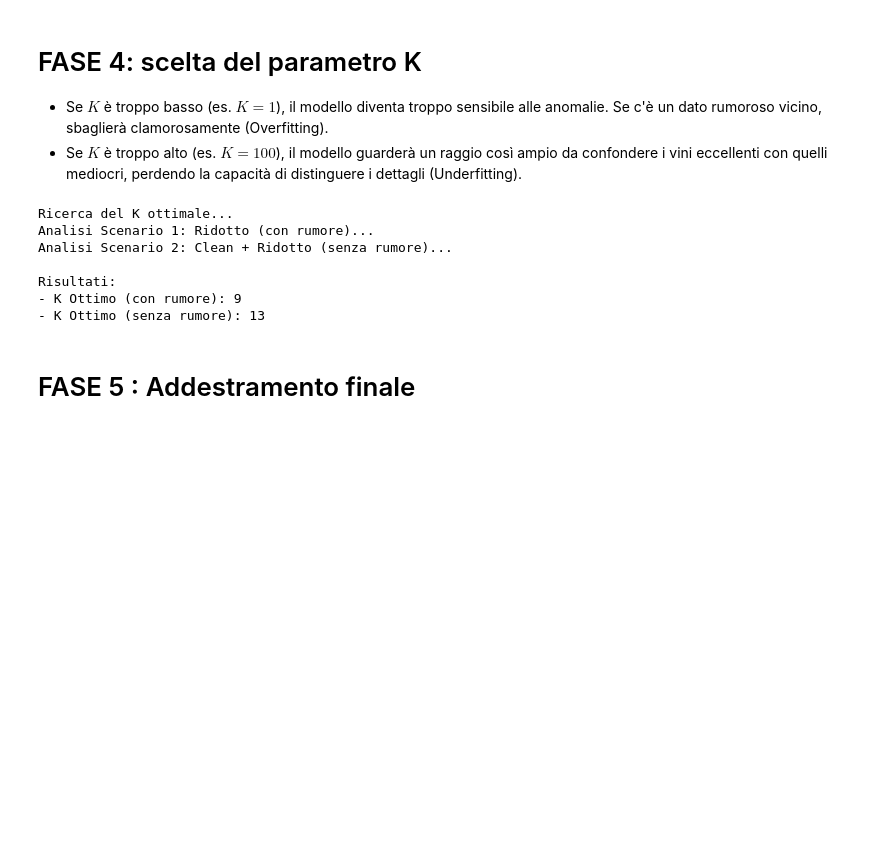
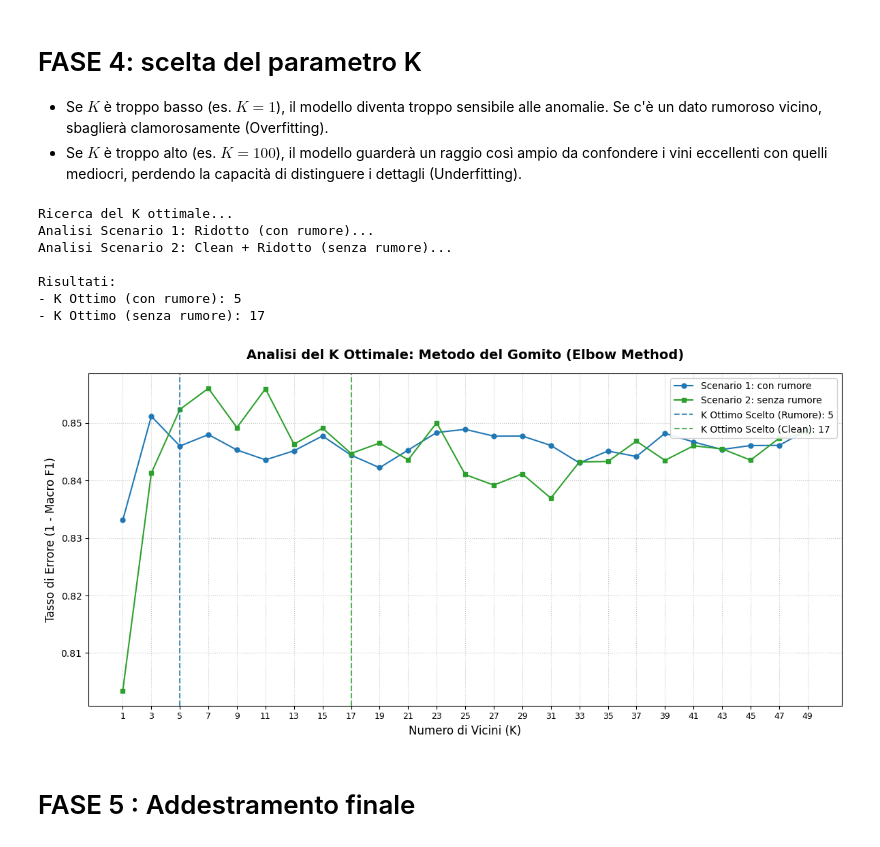
Before and after one commit to beagnai14/BIxBD---Classificazione-supervisionata-multiclasse, a Jupyter notebook: algorithm/K-NN algorithm.ipynb, the cells around one changed output. Cells and saved outputs as stored; diff of their text form; code cells hidden in the pictures; blank space fills up the shorter version.

```diff
--- a/algorithm/K-NN algorithm.ipynb
+++ b/algorithm/K-NN algorithm.ipynb
@@ -3,8 +3,9 @@
 L'algoritmo k-nearest neighbors (KNN) è un classificatore di apprendimento supervisionato non parametrico, che utilizza la prossimità per effettuare classificazioni o previsioni sul raggruppamento di un singolo punto dati.
 Solitamente viene usato come algoritmo di classificazione, partendo dal presupposto che punti simili possano essere trovati vicini l'uno all'altro.
 # %%
+import numpy as np
 # settare il seme
-RANDOM_STATE = 353244
+RANDOM_STATE = 3
 np.random.seed(RANDOM_STATE)
 # %%
 import pandas as pd
@@ -343,11 +348,15 @@ X_train_reduced
 from sklearn.pipeline import Pipeline
 from sklearn.feature_selection import SelectKBest
 from sklearn.feature_selection import mutual_info_classif
+from functools import partial
+
+mi = partial(mutual_info_classif, random_state=RANDOM_STATE)
+
 
 preprocessing_steps = [
         ('imputer', SimpleImputer(strategy='median')),      # riempiamo i valori NaN
         ('scaler', StandardScaler()),                        # standardizzazione
-        ('feature_selection', SelectKBest(score_func=mutual_info_classif, k=7))
+        ('feature_selection', SelectKBest(score_func=mi, k=7))  # k temporaneo
     ]
 
 pipeline = Pipeline(steps=
@@ -414,7 +423,7 @@ Preprocessing completato con successo per entrambi gli scenari!
 - Se $K$ è troppo alto (es. $K=100$), il modello guarderà un raggio così ampio da confondere i vini eccellenti con quelli mediocri, perdendo la capacità di distinguere i dettagli (Underfitting).
 # %%
 import numpy as np
-from sklearn.model_selection import cross_val_score
+from sklearn.model_selection import cross_val_score, StratifiedKFold
 
 
 # DEFINIZIONE DEI VALORI DI K
@@ -422,54 +431,97 @@ k_values = range(1, 50, 2)
 epsilon = 0.002
 
 print("Ricerca del K ottimale...")
-def find_optimal_k(X, y, pipeline, k_values, epsilon):
+def find_optimal_k(X, y, pipeline, k_values, epsilon, random_state=RANDOM_STATE):
     """
     Esegue la ricerca del K ottimale tramite Cross-Validation e metodo Elbow.
     Restituisce il K ottimo e la lista dei tassi di errore.
     """
     error_rates = []
 
+    cv_strategy = StratifiedKFold(n_splits=3, shuffle=True, random_state=random_state)
+
     for k in k_values:
         # Aggiorna K nella pipeline
         pipeline.set_params(knn__n_neighbors=k)
 
-        # Cross-Validation a 5 fold con Macro F1
-        scores = cross_val_score(pipeline, X, y, cv=3, scoring='f1_macro')
+        # Cross-Validation a 3 fold con Macro F1
+        scores = cross_val_score(pipeline, X, y, cv=cv_strategy, scoring='f1_macro')
 
         # Calcolo tasso di errore (1 - media F1)
         error_rates.append(1 - scores.mean())
 
     # Calcolo del "gomito" (Elbow)
     error_rates = np.array(error_rates)
     diffs = np.abs(np.diff(error_rates))
 
     k_ottimo = list(k_values)[-1]  # Fallback all'ultimo valore
     for i in range(1, len(diffs)):
         if diffs[i] < epsilon:
             k_ottimo = list(k_values)[i]
             break
 
     return k_ottimo, error_rates
 
 # --- ESECUZIONE SUI DUE SCENARI ---
 # Scenario con rumore
 print("Analisi Scenario 1: Ridotto (con rumore)...")
-k_opt_reduced, errors_reduced = find_optimal_k(X_train_reduced, y_train_reduced, pipeline, k_values, epsilon)
+k_opt_reduced, errors_reduced = find_optimal_k(X_train_reduced, y_train_reduced, pipeline, k_values, epsilon, random_state=RANDOM_STATE)
 
 # Scenario senza rumore
 print("Analisi Scenario 2: Clean + Ridotto (senza rumore)...")
-k_opt_clean, errors_clean = find_optimal_k(X_train_clean_reduced, y_train_clean_reduced, pipeline, k_values, epsilon)
+k_opt_clean, errors_clean = find_optimal_k(X_train_clean_reduced, y_train_clean_reduced, pipeline, k_values, epsilon, random_state=RANDOM_STATE)
 
 print(f"\nRisultati:\n- K Ottimo (con rumore): {k_opt_reduced}")
 print(f"- K Ottimo (senza rumore): {k_opt_clean}")
+
+
+import matplotlib.pyplot as plt
+
+# 1. Inizializzazione della figura
+plt.figure(figsize=(12, 6))
+
+# 2. Tracciamento delle curve dei tassi di errore per i due scenari
+plt.plot(list(k_values), errors_reduced, marker='o', markersize=5, linestyle='-',
+         label='Scenario 1: con rumore', color='tab:blue')
+
+plt.plot(list(k_values), errors_clean, marker='s', markersize=5, linestyle='-',
+         label='Scenario 2: senza rumore', color='tab:green')
+
+# 3. Evidenziazione dei K ottimali calcolati dalla tua funzione
+# Utilizziamo linee verticali tratteggiate (axvline) per indicare il punto di scelta
+plt.axvline(x=k_opt_reduced, color='tab:blue', linestyle='--', alpha=0.8,
+            label=f'K Ottimo Scelto (Rumore): {k_opt_reduced}')
+
+plt.axvline(x=k_opt_clean, color='tab:green', linestyle='--', alpha=0.8,
+            label=f'K Ottimo Scelto (Clean): {k_opt_clean}')
+
+# 4. Formattazione e dettagli del grafico
+plt.title('Analisi del K Ottimale: Metodo del Gomito (Elbow Method)', fontsize=14, fontweight='bold', pad=15)
+plt.xlabel('Numero di Vicini (K)', fontsize=12)
+plt.ylabel('Tasso di Errore (1 - Macro F1)', fontsize=12)
+
+# Forziamo l'asse X a mostrare esattamente i valori dispari testati nel tuo range(1, 50, 2)
+plt.xticks(list(k_values), fontsize=9)
+plt.yticks(fontsize=10)
+
+# Aggiunta di griglia e legenda per facilitare la lettura
+plt.grid(True, linestyle=':', alpha=0.7)
+plt.legend(loc='upper right', fontsize=10, framealpha=0.9)
+
+# Ottimizzazione degli spazi
+plt.tight_layout()
+
+# 5. Visualizzazione
+plt.show()
 # %% [output]
 Ricerca del K ottimale...
 Analisi Scenario 1: Ridotto (con rumore)...
 Analisi Scenario 2: Clean + Ridotto (senza rumore)...
 
 Risultati:
-- K Ottimo (con rumore): 9
-- K Ottimo (senza rumore): 13
+- K Ottimo (con rumore): 5
+- K Ottimo (senza rumore): 17
+[figure, added]
 # %% [markdown]
 # FASE 5 : Addestramento finale
 # %%
```
Also changed, not shown: parts of 6 cells of this notebook, 7 other files.
